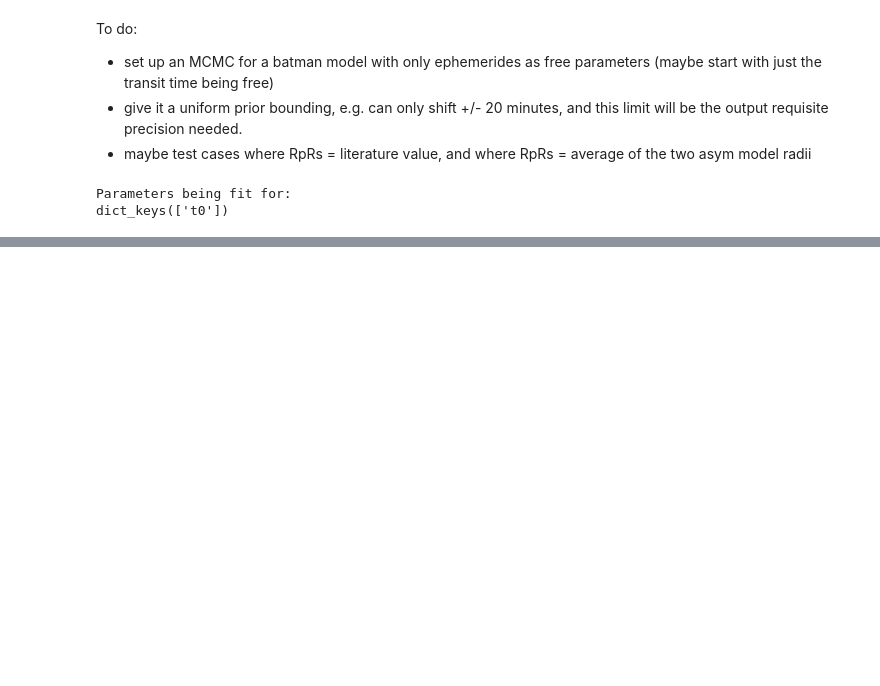
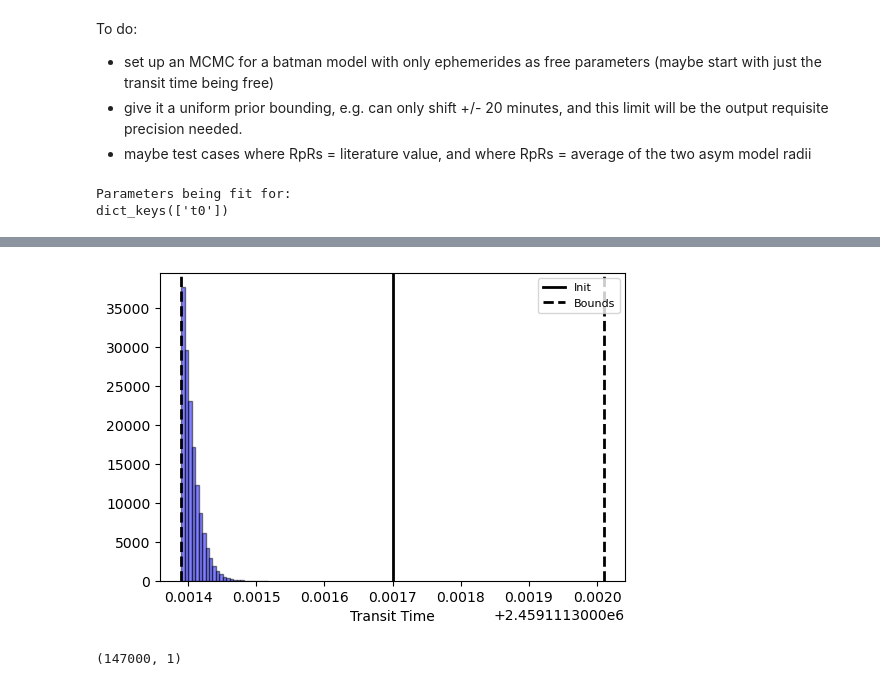
Before and after one commit to mm-murphy/MimickingAsymmetries, a Jupyter notebook: Uniform the Transit Time!.ipynb, the cells around one changed output, grey strips where cells are left out. Cells and saved outputs as stored; diff of their text form; code cells hidden in the pictures; blank space fills up the shorter version.

```diff
--- a/Uniform the Transit Time!.ipynb
+++ b/Uniform the Transit Time!.ipynb
@@ -448,0 +449,15 @@ plt.show()
+# %%
+fig, ax  = plt.subplots(figsize=(6,4))
+ax.axvline(fit_pars['Init']['t0'], lw=2, c='black', label='Init')
+ax.axvline(fit_pars['Init']['t0'] - t0_uncertainty, lw=2, c='black', ls='--', label='Bounds')
+ax.axvline(fit_pars['Init']['t0'] + t0_uncertainty, lw=2, c='black', ls='--')
+ax.hist(flatsamples, bins=25, facecolor='blue', edgecolor='black', alpha=0.5)
+ax.legend(loc='best', fontsize=8)
+ax.set(xlabel='Transit Time')
+plt.show()
+# %% [output]
+[figure, added]
+# %%
+flatsamples.shape
+# %% [output]
+(147000, 1)
```
Also changed, not shown: parts of 6 cells of this notebook, 2 other files.
